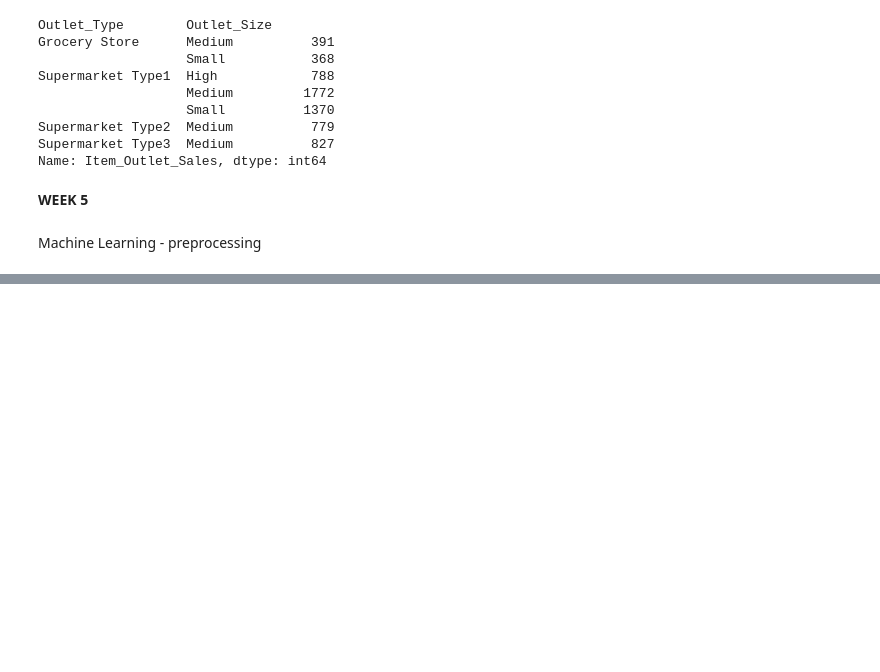
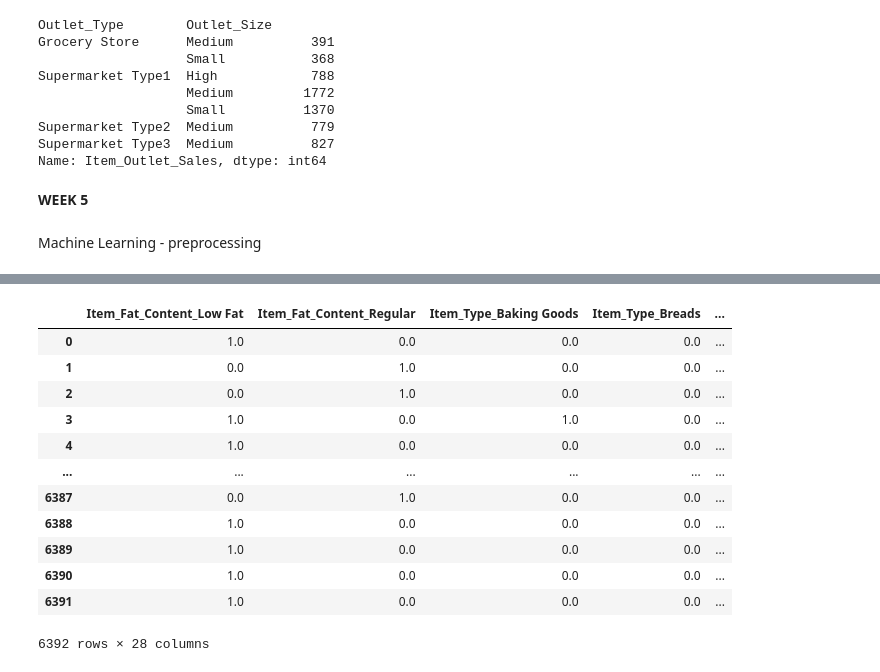
Before and after one commit to Jeremy-Alekai/food-sales-predictions., a Jupyter notebook: food_sales_predictions_.ipynb, the cells around one changed output, grey strips where cells are left out. Cells and saved outputs as stored; diff of their text form; code cells hidden in the pictures; blank space fills up the shorter version.

```diff
--- a/food_sales_predictions_.ipynb
+++ b/food_sales_predictions_.ipynb
@@ -558,0 +695,8 @@ ColumnTransformer(transformers=[('numerical features',
+# %%
+## Make a column selector for categories & test it /sanity check
+from sklearn.compose import make_column_selector
+
+cat_selector = make_column_selector(dtype_include='object')
+
+cat_cols = cat_selector(X_train)
+cat_cols
@@ -558,0 +709,13 @@ ColumnTransformer(transformers=[('numerical features',
+# %%
+## Instantiate & fit One Hot Encoder the nominal/categorical features
+ohe_encoder = OneHotEncoder(sparse_output=False, handle_unknown='ignore')
+
+X_train_cat = X_train[cat_cols].copy()
+X_test_cat = X_test[cat_cols].copy()
+
+ohe_encoder.fit(X_train_cat)
+
+## Transform the categoical data
+X_train_ohe = ohe_encoder.transform(X_train_cat)
+X_test_ohe = ohe_encoder.transform(X_test_cat)
+X_train_ohe
@@ -558,0 +749,26 @@ ColumnTransformer(transformers=[('numerical features',
+# %%
+## Make a DataFrame with the correct column names
+
+# Train Data
+X_train_ohe_df = pd.DataFrame(X_train_ohe, columns = ohe_col_names)
+X_train_ohe_df.reset_index(drop=True, inplace=True)
+
+# Test Data
+X_test_ohe_df = pd.DataFrame(X_test_ohe, columns = ohe_col_names)
+X_test_ohe_df.reset_index(drop=True, inplace=True)
+
+X_train_ohe_df
+# %% [output]
+|  | Item_Fat_Content_Low Fat | Item_Fat_Content_Regular | Item_Type_Baking Goods | Item_Type_Breads | ... |
+| 0 | 1.0 | 0.0 | 0.0 | 0.0 | ... |
+| 1 | 0.0 | 1.0 | 0.0 | 0.0 | ... |
+| 2 | 0.0 | 1.0 | 0.0 | 0.0 | ... |
+| 3 | 1.0 | 0.0 | 1.0 | 0.0 | ... |
+| 4 | 1.0 | 0.0 | 0.0 | 0.0 | ... |
+| ... | ... | ... | ... | ... | ... |
+| 6387 | 0.0 | 1.0 | 0.0 | 0.0 | ... |
+| 6388 | 1.0 | 0.0 | 0.0 | 0.0 | ... |
+| 6389 | 1.0 | 0.0 | 0.0 | 0.0 | ... |
+| 6390 | 1.0 | 0.0 | 0.0 | 0.0 | ... |
+| 6391 | 1.0 | 0.0 | 0.0 | 0.0 | ... |
+6392 rows × 28 columns
```
Also changed, not shown: parts of 44 cells of this notebook.
